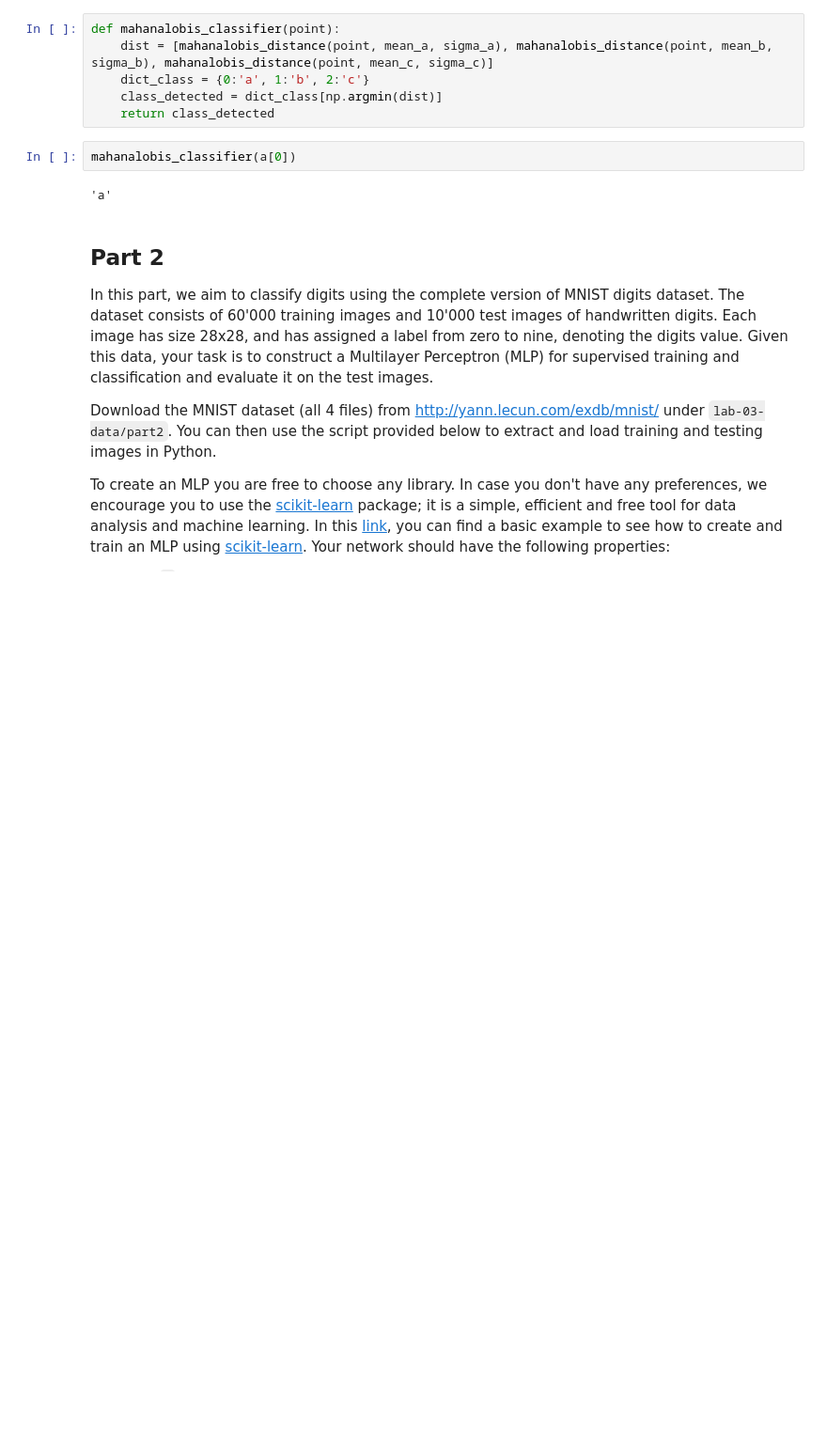
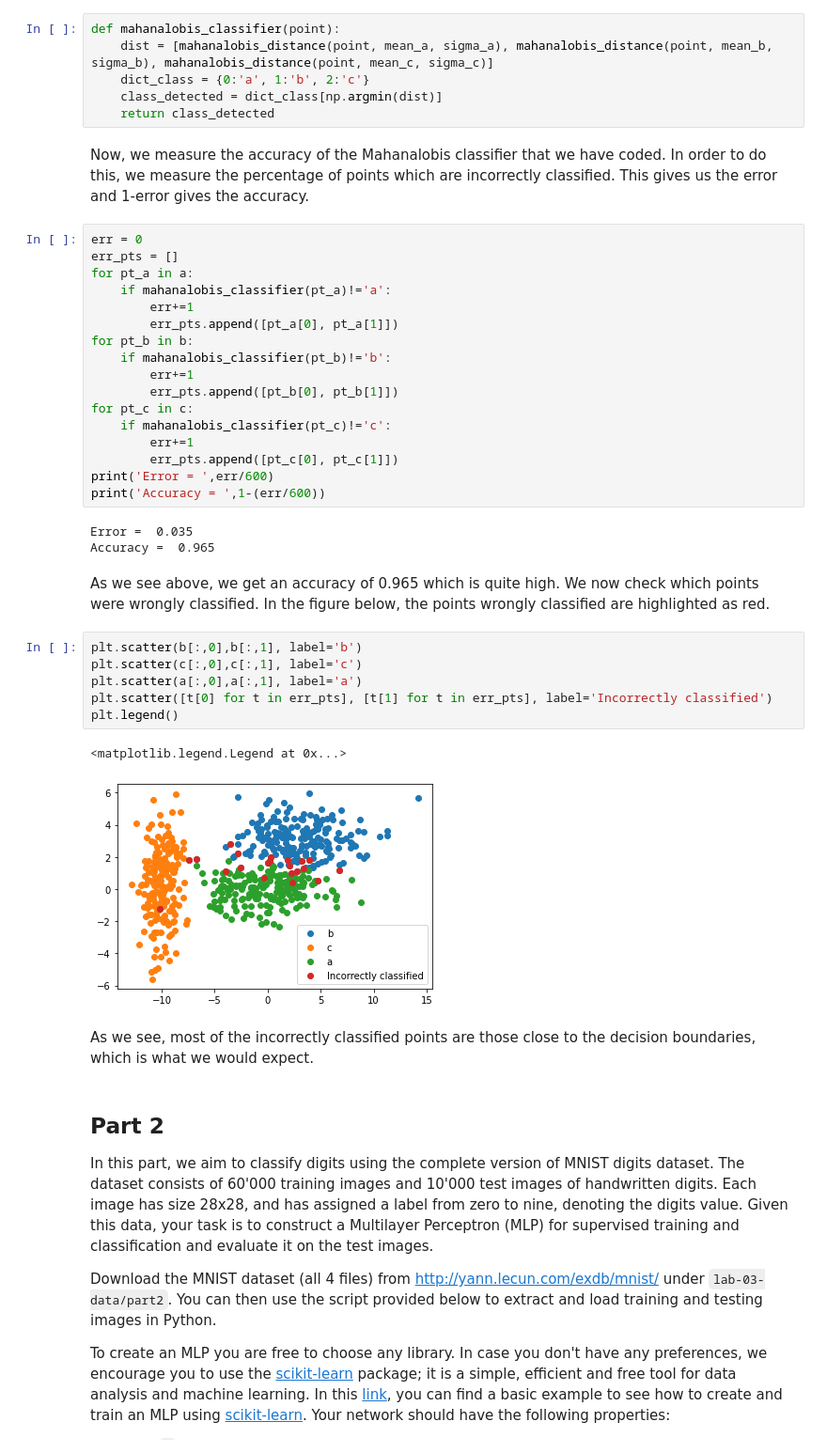
Before and after one commit to dhruti96shah/iapr-2020, a Jupyter notebook: labs/lab_03_classification_dhruti.ipynb, the cells around one changed output. Shown at 94% size. Drawn from its saved outputs; the diff is of its cells as text; blank space fills up the shorter version.

```diff
--- a/labs/lab_03_classification_dhruti.ipynb
+++ b/labs/lab_03_classification_dhruti.ipynb
@@ -85,10 +85,42 @@ def mahanalobis_classifier(point):
     dict_class = {0:'a', 1:'b', 2:'c'}
     class_detected = dict_class[np.argmin(dist)]
     return class_detected
-# %%
-mahanalobis_classifier(a[0])
-# %% [output]
-'a'
+# %% [markdown]
+Now, we measure the accuracy of the Mahanalobis classifier that we have coded. In order to do this, we measure the percentage of points which are incorrectly classified. This gives us the error and 1-error gives the accuracy.
+# %%
+err = 0
+err_pts = []
+for pt_a in a:
+    if mahanalobis_classifier(pt_a)!='a':
+        err+=1
+        err_pts.append([pt_a[0], pt_a[1]])
+for pt_b in b:
+    if mahanalobis_classifier(pt_b)!='b':
+        err+=1
+        err_pts.append([pt_b[0], pt_b[1]])
+for pt_c in c:
+    if mahanalobis_classifier(pt_c)!='c':
+        err+=1
+        err_pts.append([pt_c[0], pt_c[1]])
+print('Error = ',err/600)
+print('Accuracy = ',1-(err/600))
+# %% [output]
+Error =  0.035
+Accuracy =  0.965
+# %% [markdown]
+As we see above, we get an accuracy of 0.965 which is quite high.
+We now check which points were wrongly classified. In the figure below, the points wrongly classified are highlighted as red.
+# %%
+plt.scatter(b[:,0],b[:,1], label='b')
+plt.scatter(c[:,0],c[:,1], label='c')
+plt.scatter(a[:,0],a[:,1], label='a')
+plt.scatter([t[0] for t in err_pts], [t[1] for t in err_pts], label='Incorrectly classified')
+plt.legend()
+# %% [output]
+<matplotlib.legend.Legend at 0x...>
+[figure, added]
+# %% [markdown]
+As we see, most of the incorrectly classified points are those close to the decision boundaries, which is what we would expect.
 # %% [markdown]
 ## Part 2
 In this part, we aim to classify digits using the complete version of MNIST digits dataset.
```
Also changed, not shown: parts of 1 cell of this notebook.
